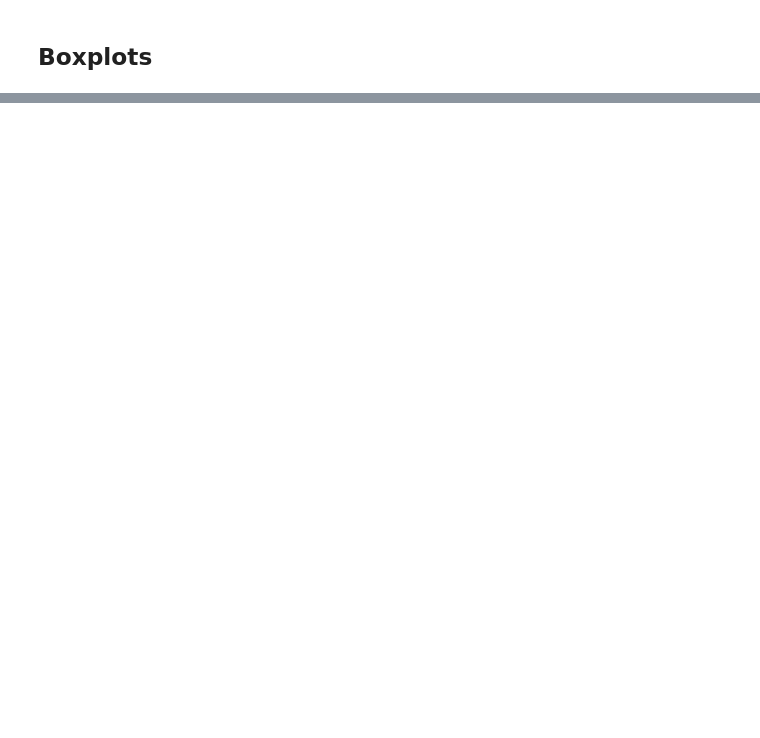
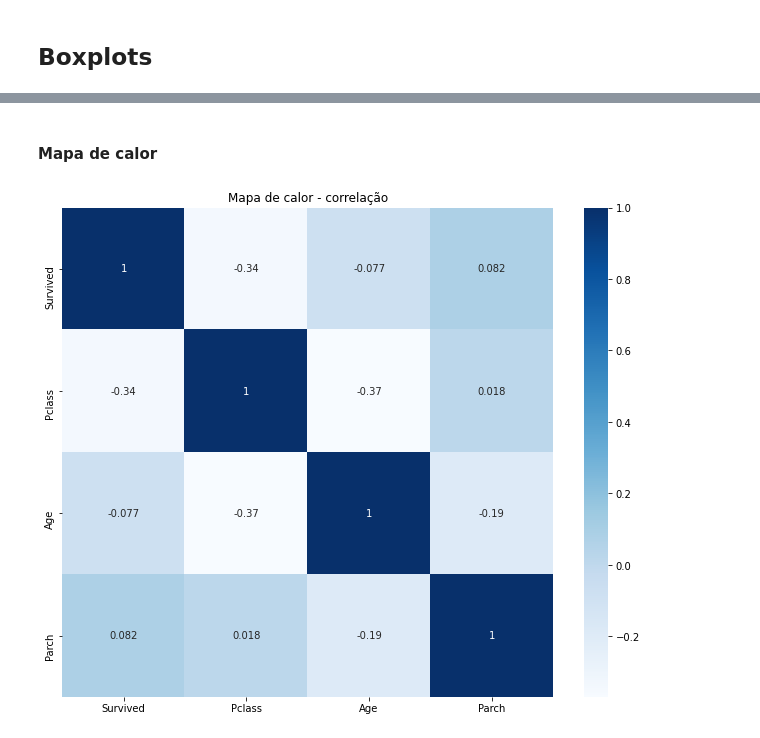
Before and after one commit to 462396942/Analise-descritiva-de-dados-titanic, a Jupyter notebook: analise-dados-titanic.ipynb, the cells around one changed output, grey strips where cells are left out. Cells and saved outputs as stored; diff of their text form; code cells hidden in the pictures; blank space fills up the shorter version.

```diff
--- a/analise-dados-titanic.ipynb
+++ b/analise-dados-titanic.ipynb
@@ -44,0 +53,3 @@ sns.boxplot(x = 'Survived', y = 'Age', data=base);
+# %%
+#Montando o dataframe apenas com os atributos: Survived - Pclass - Age - Parch
+base.drop(["Name", "Sex", "SibSp", "Ticket", "Fare", "Cabin", "Embarked"], inplace=True, axis=1 )
@@ -44,0 +72,10 @@ sns.boxplot(x = 'Survived', y = 'Age', data=base);
+# %%
+correlacao = base.corr()
+# %% [markdown]
+#### Mapa de calor
+# %%
+plt.figure(figsize=(11, 9))
+plt.title("Mapa de calor - correlação")
+sns.heatmap(correlacao, cmap="Blues", annot=True);
+# %% [output]
+[figure, added]
```
Also changed, not shown: parts of 8 cells of this notebook.
